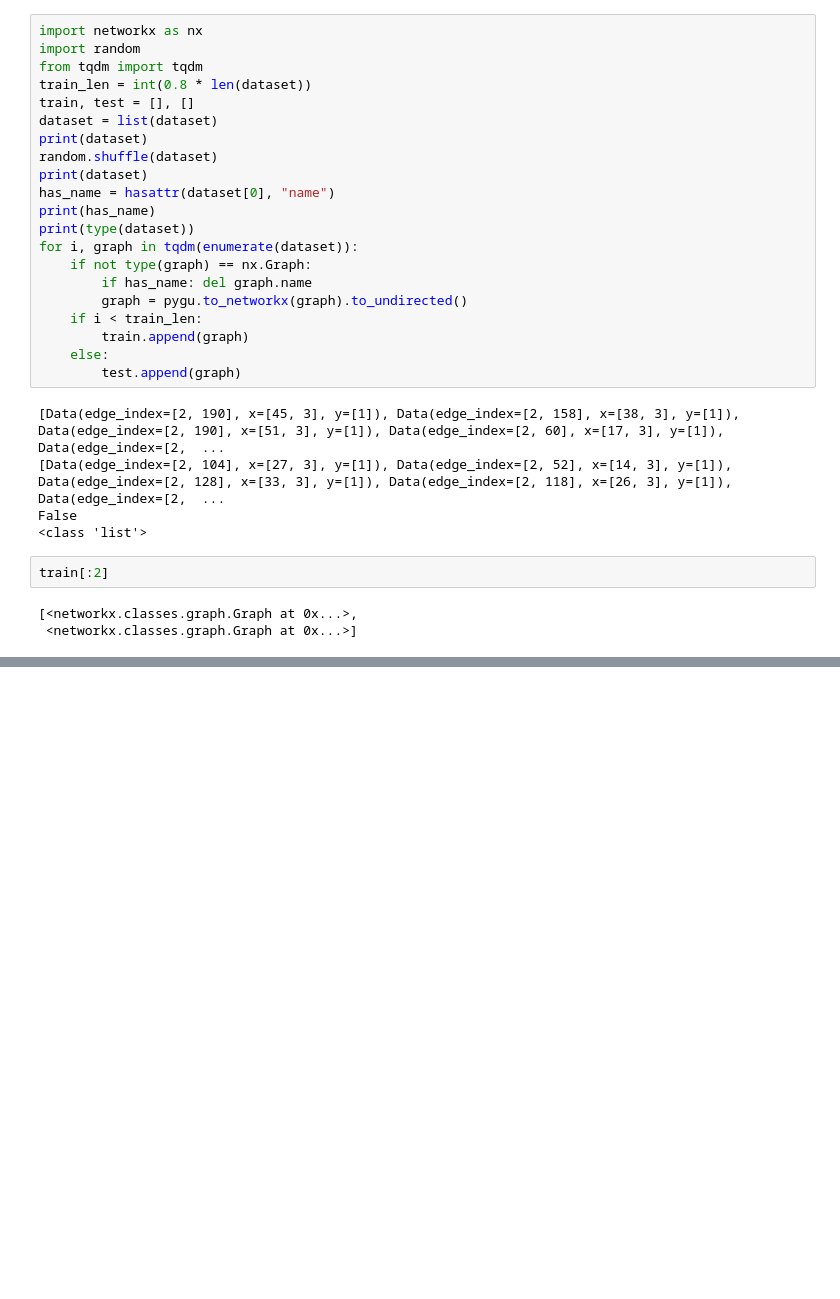
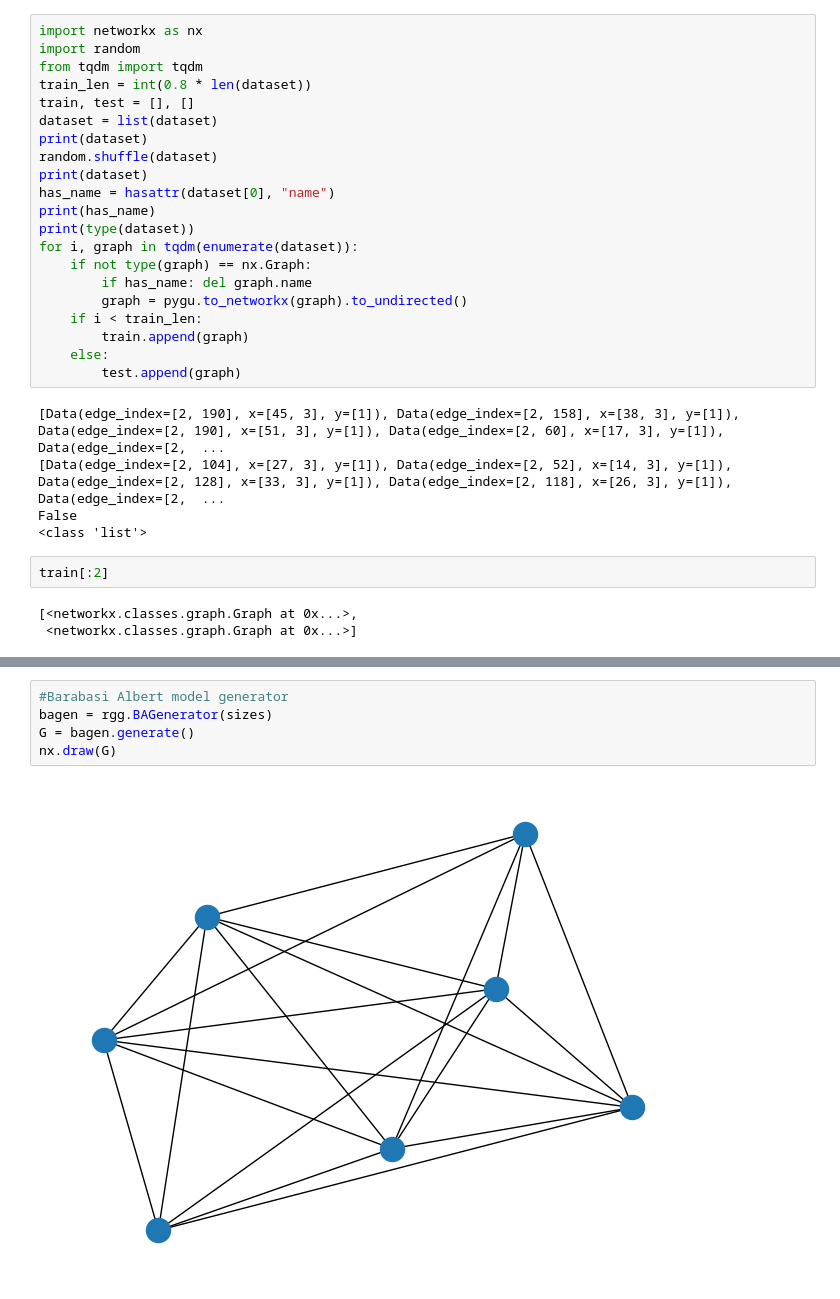
Before and after one commit to Louis-desc/CSE, a Jupyter notebook: Test.ipynb, the cells around one changed output, grey strips where cells are left out. Cells and saved outputs as stored; diff of their text form; blank space fills up the shorter version.

```diff
--- a/Test.ipynb
+++ b/Test.ipynb
@@ -151,0 +184,7 @@ train[:2]
+# %%
+#Barabasi Albert model generator
+bagen = rgg.BAGenerator(sizes)
+G = bagen.generate()
+nx.draw(G)
+# %% [output]
+[figure, added]
```
Also changed, not shown: parts of 8 cells of this notebook.
